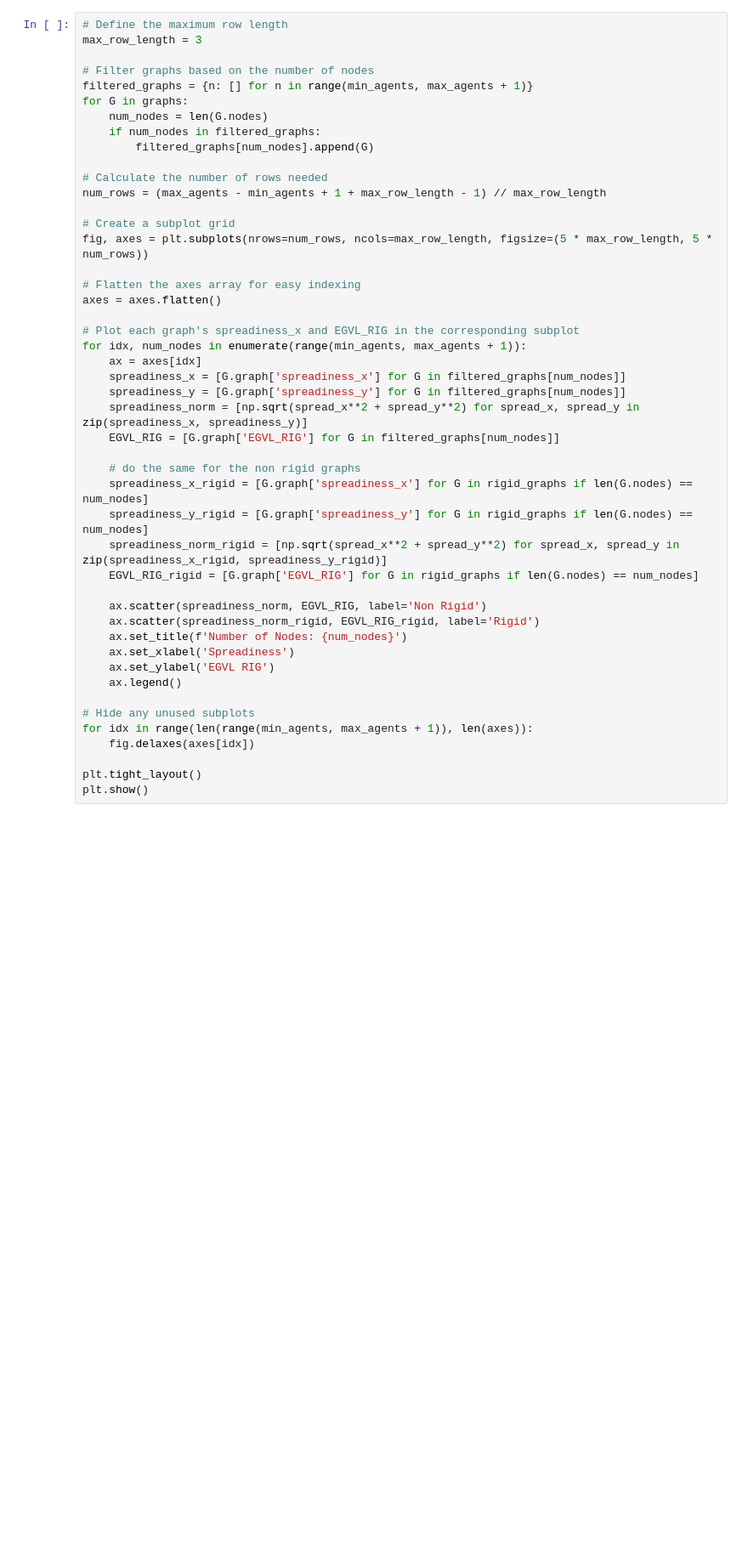
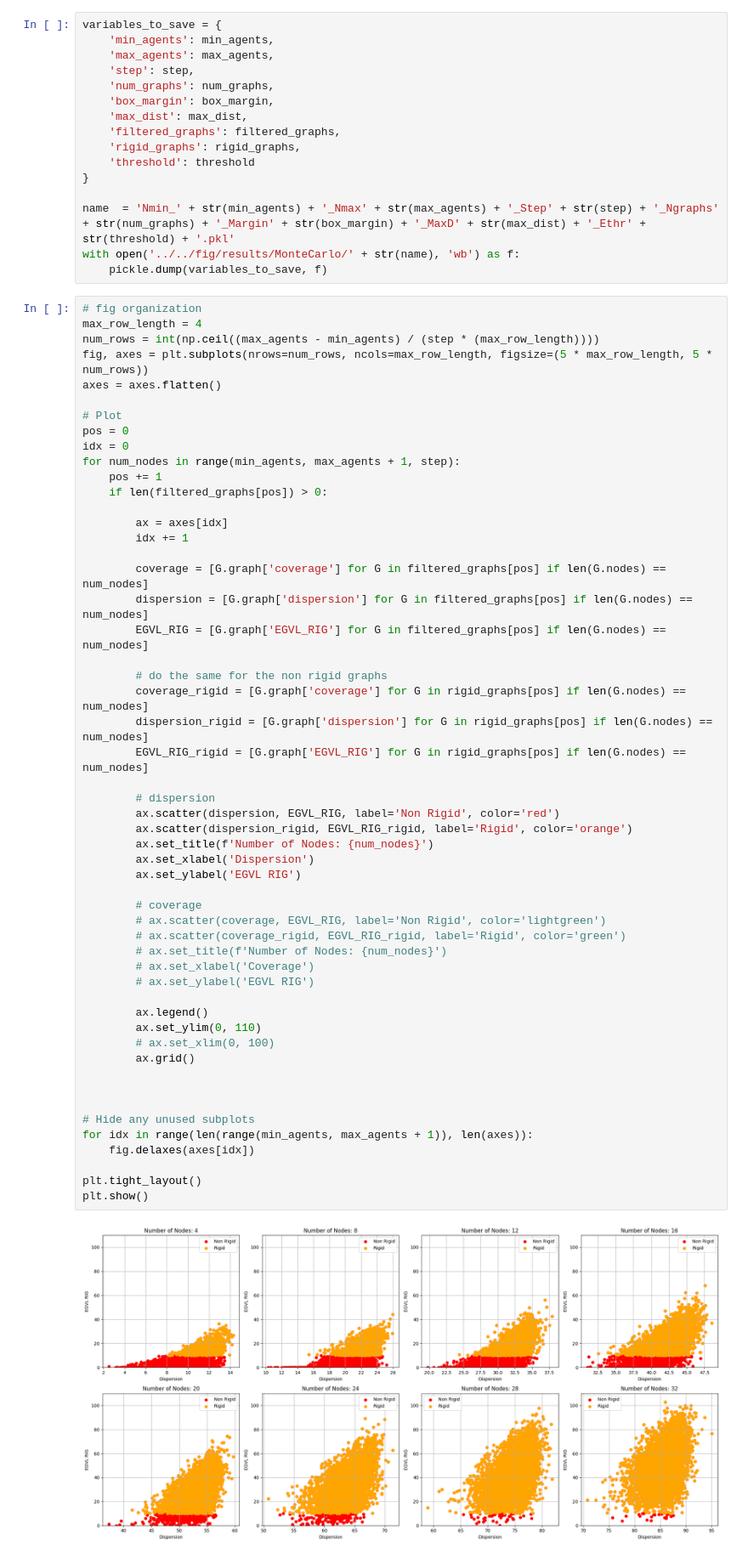
Before and after one commit to CearLab/ActiveLoc, a Jupyter notebook: rigidity_python/clutter/scratchpad.ipynb, the cells around one changed output. Shown: that part at 85% size. Drawn from its saved outputs; the diff is of its cells as text; blank space fills up the shorter version.

```diff
--- a/rigidity_python/clutter/scratchpad.ipynb
+++ b/rigidity_python/clutter/scratchpad.ipynb
@@ -99,47 +81,71 @@ rigid_graphs = [G for G in graphs if G.graph['EGVL_RIG'] > 1e-2]
+# %%
+variables_to_save = {
+    'min_agents': min_agents,
+    'max_agents': max_agents,
+    'step': step,
+    'num_graphs': num_graphs,
+    'box_margin': box_margin,
+    'max_dist': max_dist,
+    'filtered_graphs': filtered_graphs,
+    'rigid_graphs': rigid_graphs,
+    'threshold': threshold
+}
+
+name  = 'Nmin_' + str(min_agents) + '_Nmax' + str(max_agents) + '_Step' + str(step) + '_Ngraphs' + str(num_graphs) + '_Margin' + str(box_margin) + '_MaxD' + str(max_dist) + '_Ethr' + str(threshold) + '.pkl'
+with open('../../fig/results/MonteCarlo/' + str(name), 'wb') as f:
+    pickle.dump(variables_to_save, f)
 # %%
-# Define the maximum row length
-max_row_length = 3
-
-# Filter graphs based on the number of nodes
-filtered_graphs = {n: [] for n in range(min_agents, max_agents + 1)}
-for G in graphs:
-    num_nodes = len(G.nodes)
-    if num_nodes in filtered_graphs:
-        filtered_graphs[num_nodes].append(G)
-
-# Calculate the number of rows needed
-num_rows = (max_agents - min_agents + 1 + max_row_length - 1) // max_row_length
-
-# Create a subplot grid
+# fig organization
+max_row_length = 4
+num_rows = int(np.ceil((max_agents - min_agents) / (step * (max_row_length))))
 fig, axes = plt.subplots(nrows=num_rows, ncols=max_row_length, figsize=(5 * max_row_length, 5 * num_rows))
-
-# Flatten the axes array for easy indexing
 axes = axes.flatten()
 
-# Plot each graph's spreadiness_x and EGVL_RIG in the corresponding subplot
-for idx, num_nodes in enumerate(range(min_agents, max_agents + 1)):
-    ax = axes[idx]
-    spreadiness_x = [G.graph['spreadiness_x'] for G in filtered_graphs[num_nodes]]
-    spreadiness_y = [G.graph['spreadiness_y'] for G in filtered_graphs[num_nodes]]
-    spreadiness_norm = [np.sqrt(spread_x**2 + spread_y**2) for spread_x, spread_y in zip(spreadiness_x, spreadiness_y)]
-    EGVL_RIG = [G.graph['EGVL_RIG'] for G in filtered_graphs[num_nodes]]
+# Plot
+pos = 0
+idx = 0
+for num_nodes in range(min_agents, max_agents + 1, step):
+    pos += 1
+    if len(filtered_graphs[pos]) > 0:
 
-    # do the same for the non rigid graphs
-    spreadiness_x_rigid = [G.graph['spreadiness_x'] for G in rigid_graphs if len(G.nodes) == num_nodes]
-    spreadiness_y_rigid = [G.graph['spreadiness_y'] for G in rigid_graphs if len(G.nodes) == num_nodes]
-    spreadiness_norm_rigid = [np.sqrt(spread_x**2 + spread_y**2) for spread_x, spread_y in zip(spreadiness_x_rigid, spreadiness_y_rigid)]
-    EGVL_RIG_rigid = [G.graph['EGVL_RIG'] for G in rigid_graphs if len(G.nodes) == num_nodes]
+        ax = axes[idx]
+        idx += 1
 
-    ax.scatter(spreadiness_norm, EGVL_RIG, label='Non Rigid')
-    ax.scatter(spreadiness_norm_rigid, EGVL_RIG_rigid, label='Rigid')
-    ax.set_title(f'Number of Nodes: {num_nodes}')
-    ax.set_xlabel('Spreadiness')
-    ax.set_ylabel('EGVL RIG')
-    ax.legend()
+        coverage = [G.graph['coverage'] for G in filtered_graphs[pos] if len(G.nodes) == num_nodes]
+        dispersion = [G.graph['dispersion'] for G in filtered_graphs[pos] if len(G.nodes) == num_nodes]
+        EGVL_RIG = [G.graph['EGVL_RIG'] for G in filtered_graphs[pos] if len(G.nodes) == num_nodes]
+
+        # do the same for the non rigid graphs
+        coverage_rigid = [G.graph['coverage'] for G in rigid_graphs[pos] if len(G.nodes) == num_nodes]
+        dispersion_rigid = [G.graph['dispersion'] for G in rigid_graphs[pos] if len(G.nodes) == num_nodes]
+        EGVL_RIG_rigid = [G.graph['EGVL_RIG'] for G in rigid_graphs[pos] if len(G.nodes) == num_nodes]
+
+        # dispersion
+        ax.scatter(dispersion, EGVL_RIG, label='Non Rigid', color='red')
+        ax.scatter(dispersion_rigid, EGVL_RIG_rigid, label='Rigid', color='orange')
+        ax.set_title(f'Number of Nodes: {num_nodes}')
+        ax.set_xlabel('Dispersion')
+        ax.set_ylabel('EGVL RIG')
+
+        # coverage
+        # ax.scatter(coverage, EGVL_RIG, label='Non Rigid', color='lightgreen')
+        # ax.scatter(coverage_rigid, EGVL_RIG_rigid, label='Rigid', color='green')
+        # ax.set_title(f'Number of Nodes: {num_nodes}')
+        # ax.set_xlabel('Coverage')
+        # ax.set_ylabel('EGVL RIG')
+
+        ax.legend()
+        ax.set_ylim(0, 110)
+        # ax.set_xlim(0, 100)
+        ax.grid()
+
+
 
 # Hide any unused subplots
 for idx in range(len(range(min_agents, max_agents + 1)), len(axes)):
     fig.delaxes(axes[idx])
 
 plt.tight_layout()
 plt.show()
+# %% [output]
+[figure, added]
```
Also changed, not shown: parts of 12 cells of this notebook, 8 other files.
